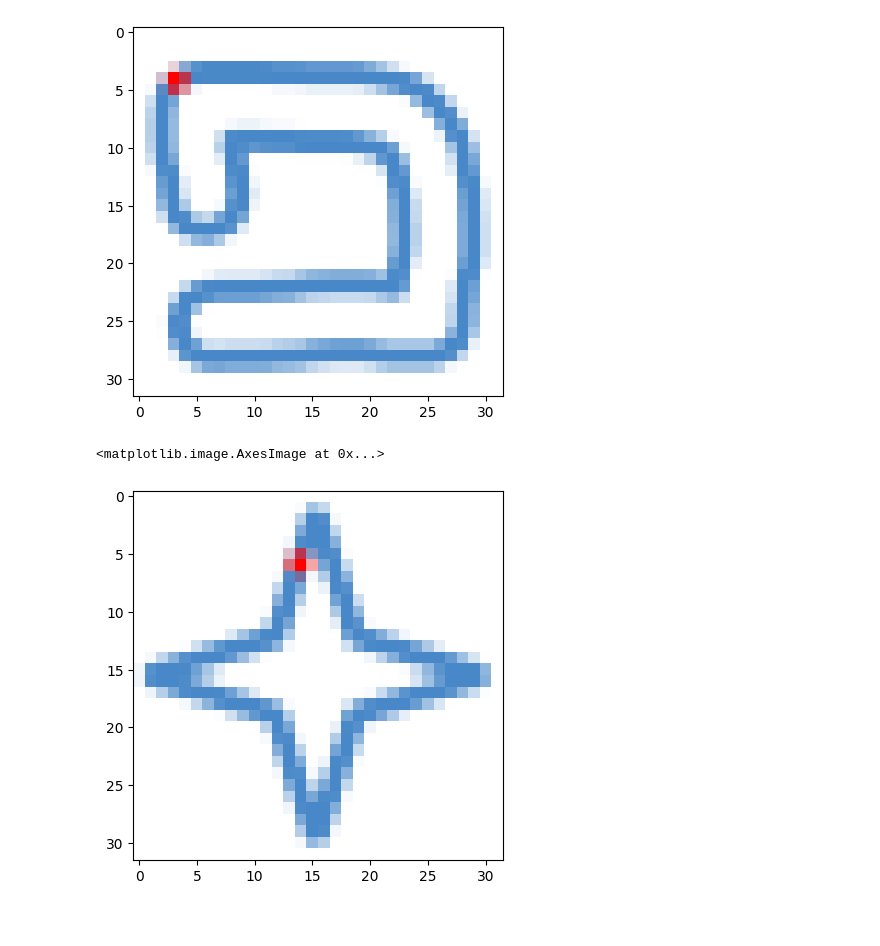
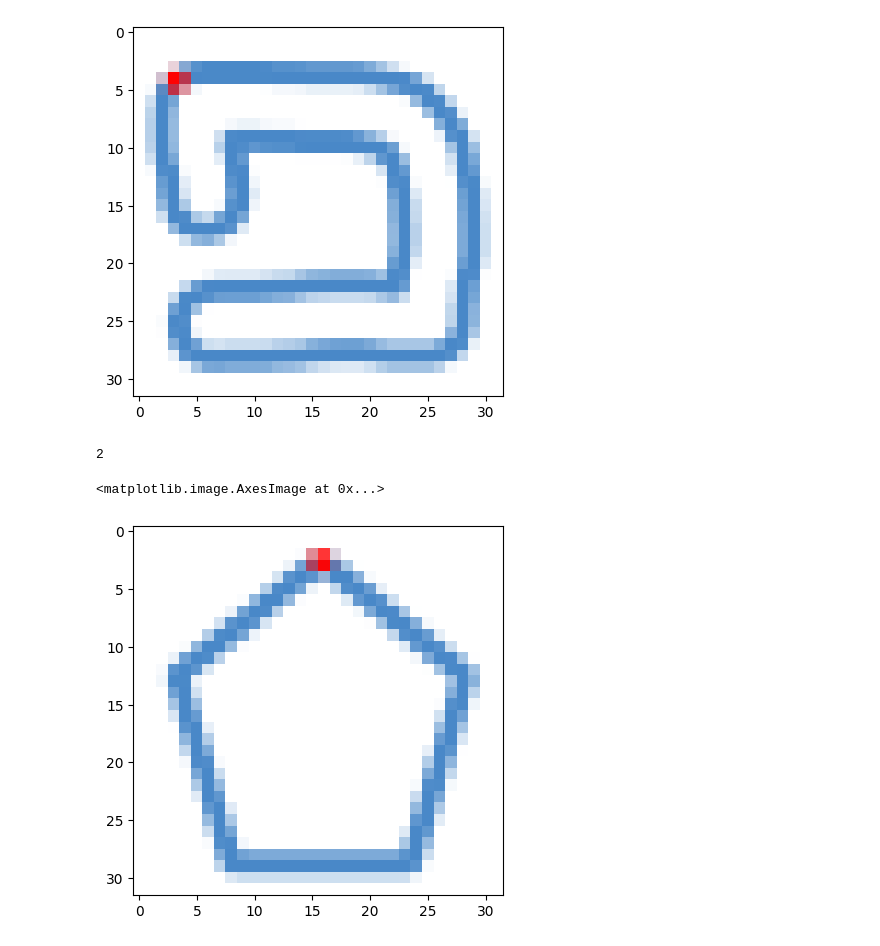
Before and after one commit to bit-magpie/Diffusion-based_Imitation_Learning, a Jupyter notebook: data_tests.ipynb, the cells around one changed output. Saved outputs shown, nothing was run; the diff lists cells and outputs as text; code cells hidden in the pictures.

```diff
--- a/data_tests.ipynb
+++ b/data_tests.ipynb
@@ -113,8 +113,12 @@ plt.imshow(out_image)
 # %%
 ims = np.load('datasets/line_follow/images.npy')
 act = np.load('datasets/line_follow/actions.npy')
+# %%
+act
+# %% [output]
+2
 # %%
-plt.imshow(ims[4])
+plt.imshow(ims[0])
 # %% [output]
 <matplotlib.image.AxesImage at 0x...>
-[figure, old version]
+[figure, new version]
```
Also changed, not shown: 2 other files.
